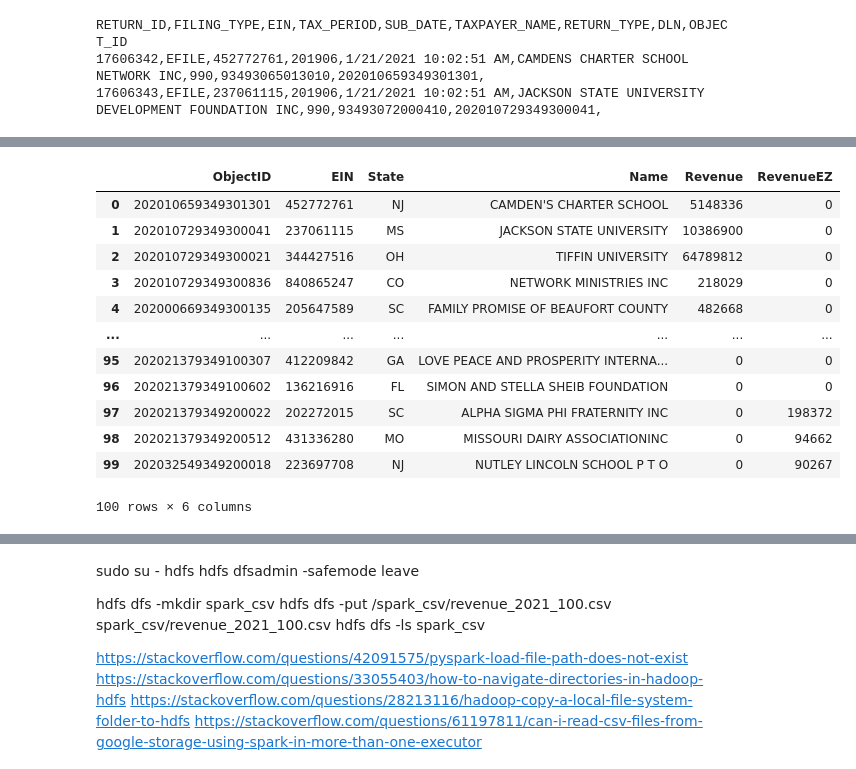
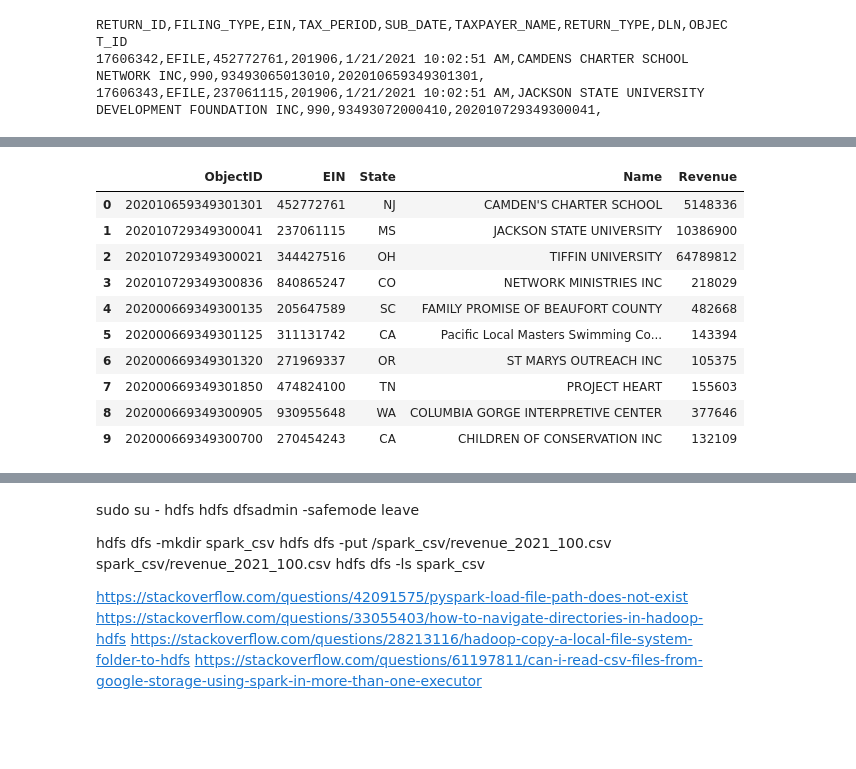
Before and after one commit to buti1021/BIGData, a Jupyter notebook: TestV2.ipynb, the cells around one changed output, grey strips where cells are left out. Saved outputs shown, nothing was run; the diff lists cells and outputs as text; code cells hidden in the pictures; blank space fills up the shorter version.

```diff
--- a/TestV2.ipynb
+++ b/TestV2.ipynb
@@ -19,7 +19,7 @@ import pandas as pd
 df21 = pd.read_csv("/opt/conda/miniconda3/lib/python3.8/site-packages/irsx/CSV/index_2021.csv",index_col=False)
 object_ids = df21["OBJECT_ID"].to_numpy()
 # %%
-object_ids_s = object_ids[:100]
+object_ids_s = object_ids[:10]
 object_ids_s
 # %% [output]
 array([202010659349301301, 202010729349300041, 202010729349300021,
@@ -79,13 +66,13 @@ for e in object_ids_s:
         revenue = irs990_part_i["CYTtlRvnAmt"]
         #print(revenue)
 
-    revenue = revenue + revenueEZ
+    revenue = int(revenue) + int(revenueEZ)
 
     list = [e, ein, state, name, revenue]
     list_all.append(list)
 
 df_result = pd.DataFrame(list_all, columns =['ObjectID', 'EIN', 'State', 'Name', 'Revenue']) #, 'RevenueEZ'])
-df_result.to_csv('revenue_2021_100.csv', index = False)
+df_result.to_csv("hdfs://cluster-jupyter-mw-m/user/hdfs/spark_csv/revenue_2021_100.csv", index = False)
 df_result
 
 
@@ -95,16 +84,14 @@ df_result
-|  | ObjectID | EIN | State | Name | Revenue | RevenueEZ |
-| 0 | 202010659349301301 | 452772761 | NJ | CAMDEN'S CHARTER SCHOOL | 5148336 | 0 |
-| 1 | 202010729349300041 | 237061115 | MS | JACKSON STATE UNIVERSITY | 10386900 | 0 |
-| 2 | 202010729349300021 | 344427516 | OH | TIFFIN UNIVERSITY | 64789812 | 0 |
-| 3 | 202010729349300836 | 840865247 | CO | NETWORK MINISTRIES INC | 218029 | 0 |
-| 4 | 202000669349300135 | 205647589 | SC | FAMILY PROMISE OF BEAUFORT COUNTY | 482668 | 0 |
-| ... | ... | ... | ... | ... | ... | ... |
-| 95 | 202021379349100307 | 412209842 | GA | LOVE PEACE AND PROSPERITY INTERNA... | 0 | 0 |
-| 96 | 202021379349100602 | 136216916 | FL | SIMON AND STELLA SHEIB FOUNDATION | 0 | 0 |
-| 97 | 202021379349200022 | 202272015 | SC | ALPHA SIGMA PHI FRATERNITY INC | 0 | 198372 |
-| 98 | 202021379349200512 | 431336280 | MO | MISSOURI DAIRY ASSOCIATIONINC | 0 | 94662 |
-| 99 | 202032549349200018 | 223697708 | NJ | NUTLEY LINCOLN SCHOOL P T O | 0 | 90267 |
+|  | ObjectID | EIN | State | Name | Revenue |
+| 0 | 202010659349301301 | 452772761 | NJ | CAMDEN'S CHARTER SCHOOL | 5148336 |
+| 1 | 202010729349300041 | 237061115 | MS | JACKSON STATE UNIVERSITY | 10386900 |
+| 2 | 202010729349300021 | 344427516 | OH | TIFFIN UNIVERSITY | 64789812 |
+| 3 | 202010729349300836 | 840865247 | CO | NETWORK MINISTRIES INC | 218029 |
+| 4 | 202000669349300135 | 205647589 | SC | FAMILY PROMISE OF BEAUFORT COUNTY | 482668 |
+| 5 | 202000669349301125 | 311131742 | CA | Pacific Local Masters Swimming Co... | 143394 |
+| 6 | 202000669349301320 | 271969337 | OR | ST MARYS OUTREACH INC | 105375 |
+| 7 | 202000669349301850 | 474824100 | TN | PROJECT HEART | 155603 |
+| 8 | 202000669349300905 | 930955648 | WA | COLUMBIA GORGE INTERPRETIVE CENTER | 377646 |
+| 9 | 202000669349300700 | 270454243 | CA | CHILDREN OF CONSERVATION INC | 132109 |
-100 rows × 6 columns
 # %%
 from pyspark import SparkContext
 from pyspark.sql.session import SparkSession
```
Also changed, not shown: parts of 5 cells of this notebook.
